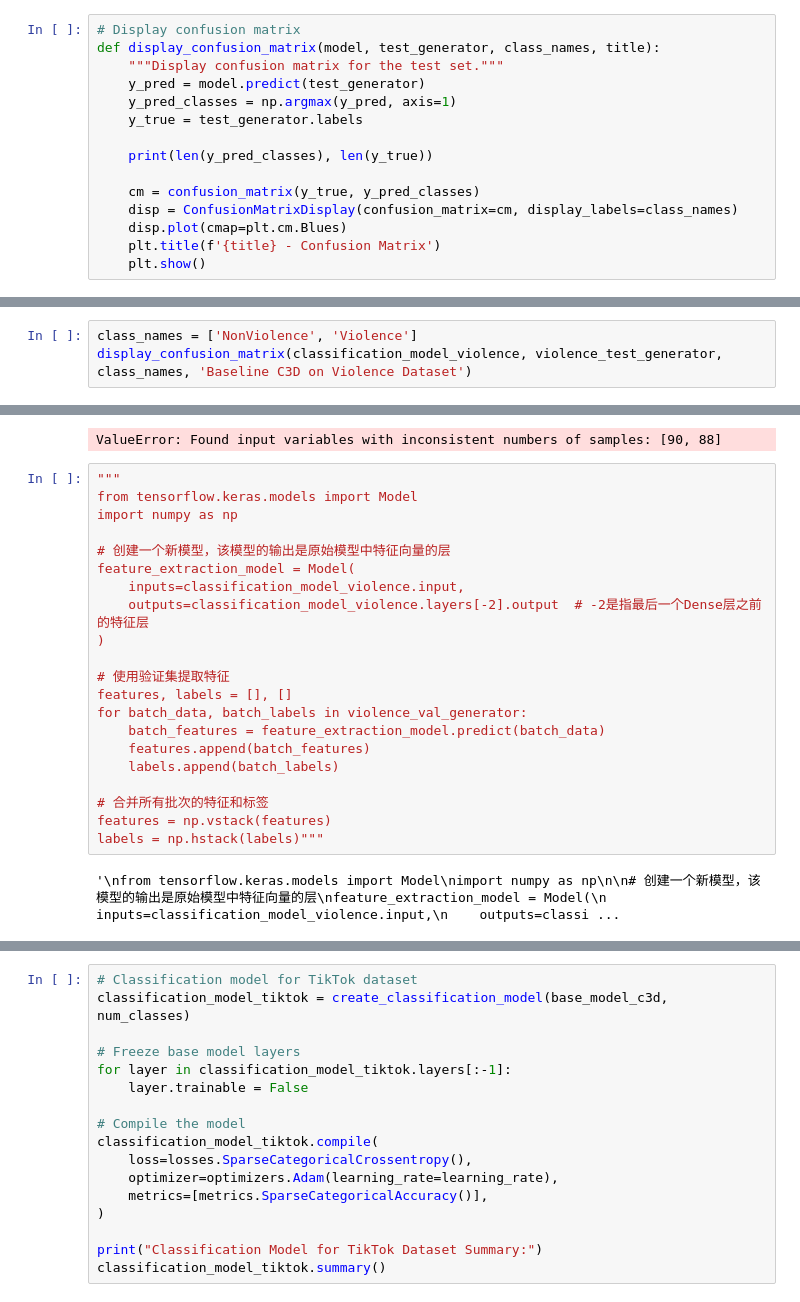
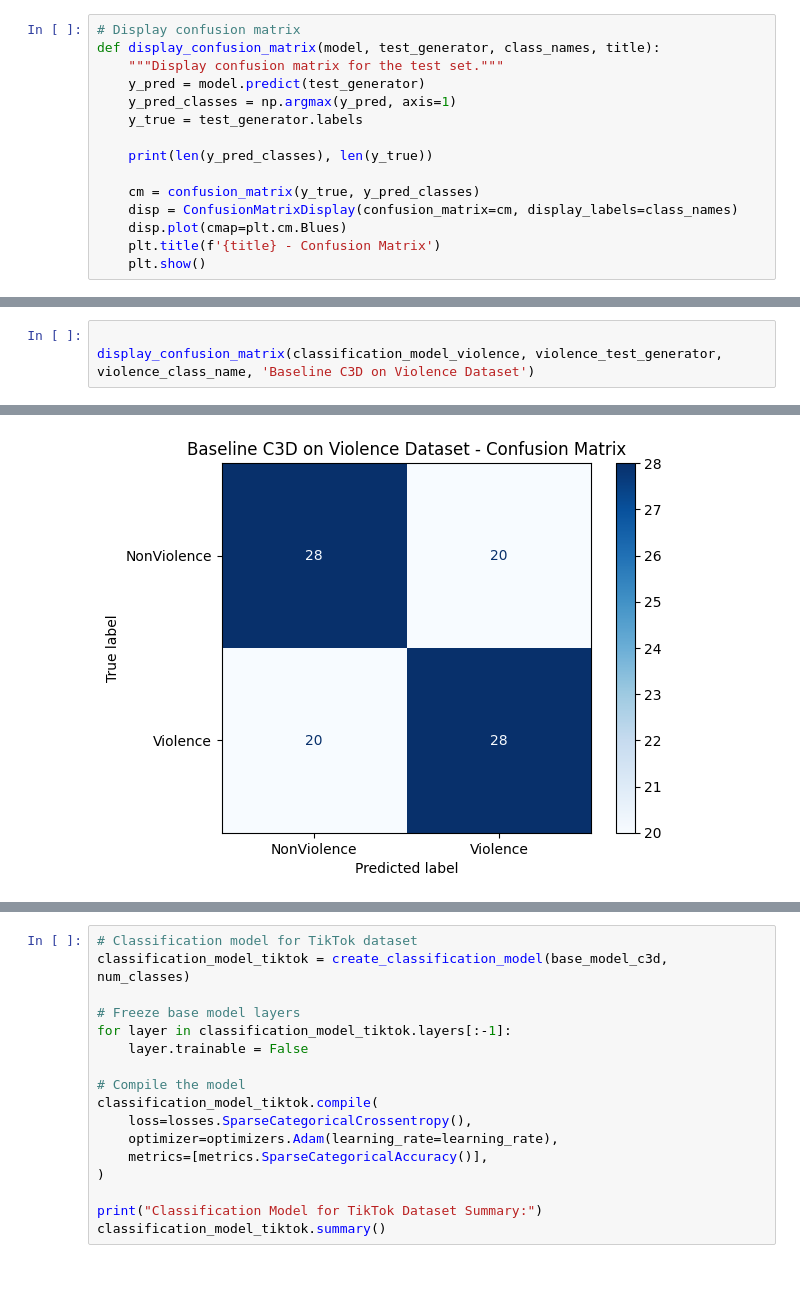
Before and after one commit to kmock930/Autism-Diagnosis-Transfer-Learning, a Jupyter notebook: main.ipynb, the cells around one changed output, grey strips where cells are left out. Drawn from its saved outputs; the diff is of its cells as text; blank space fills up the shorter version.

Commit message:
finsish running output

```diff
--- a/main.ipynb
+++ b/main.ipynb
@@ -377,4 +387,4 @@ print(len(violence_test_generator))
 # %%
-class_names = ['NonViolence', 'Violence']
-display_confusion_matrix(classification_model_violence, violence_test_generator, class_names, 'Baseline C3D on Violence Dataset')
+
+display_confusion_matrix(classification_model_violence, violence_test_generator, violence_class_name, 'Baseline C3D on Violence Dataset')
 # %% [output]
@@ -383,24 +393 @@ display_confusion_matrix(classification_model_violence, violence_test_generator,
-ValueError: Found input variables with inconsistent numbers of samples: [90, 88]
+[figure, added]
-# %%
-"""
-from tensorflow.keras.models import Model
-import numpy as np
-
-# 创建一个新模型，该模型的输出是原始模型中特征向量的层
-feature_extraction_model = Model(
-    inputs=classification_model_violence.input,
-    outputs=classification_model_violence.layers[-2].output  # -2是指最后一个Dense层之前的特征层
-)
-
-# 使用验证集提取特征
-features, labels = [], []
-for batch_data, batch_labels in violence_val_generator:
-    batch_features = feature_extraction_model.predict(batch_data)
-    features.append(batch_features)
-    labels.append(batch_labels)
-
-# 合并所有批次的特征和标签
-features = np.vstack(features)
-labels = np.hstack(labels)"""
-# %% [output]
-'\nfrom tensorflow.keras.models import Model\nimport numpy as np\n\n# 创建一个新模型，该模型的输出是原始模型中特征向量的层\nfeature_extraction_model = Model(\n    inputs=classification_model_violence.input,\n    outputs=classi ...
```
Also changed, not shown: parts of 71 cells of this notebook, 4 other files.
